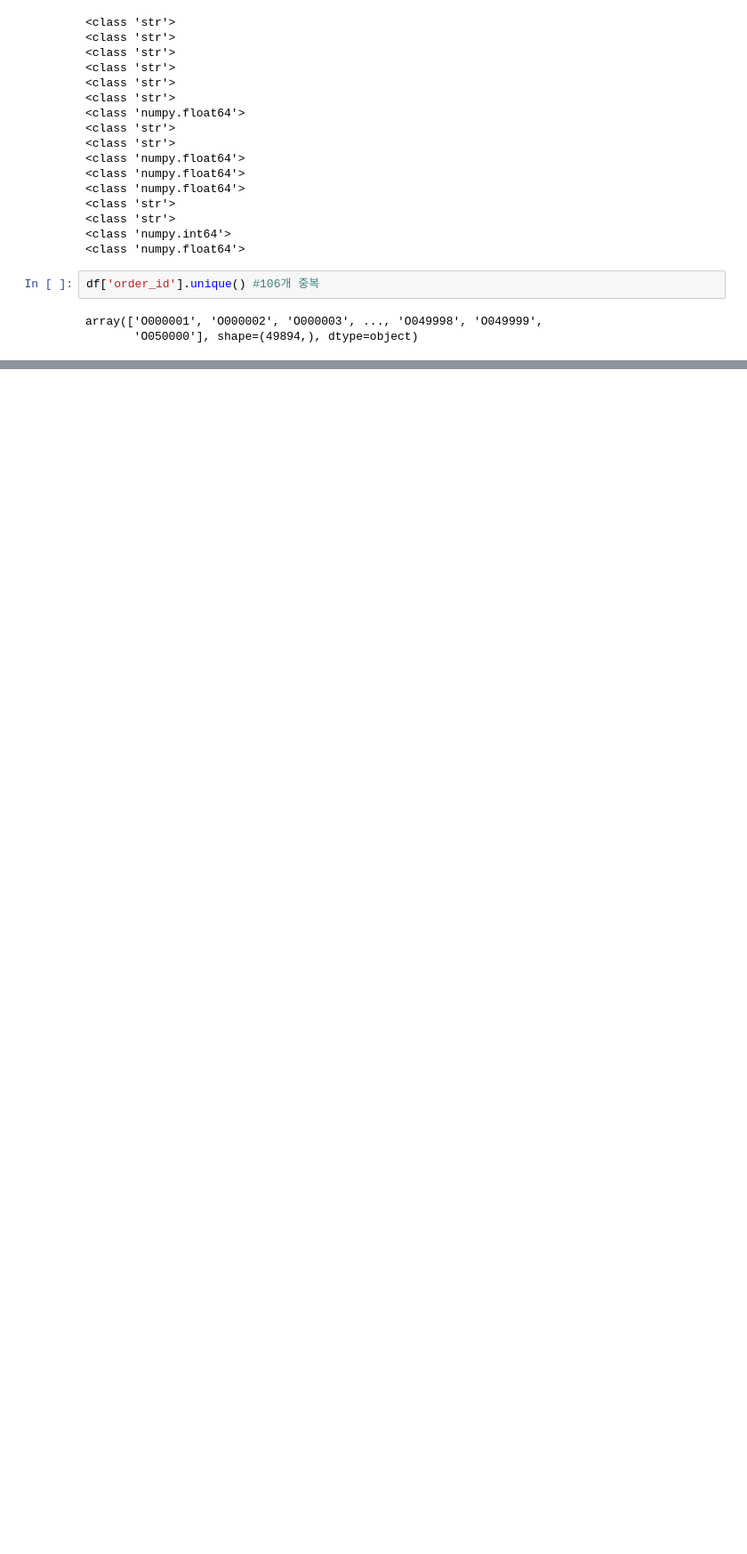
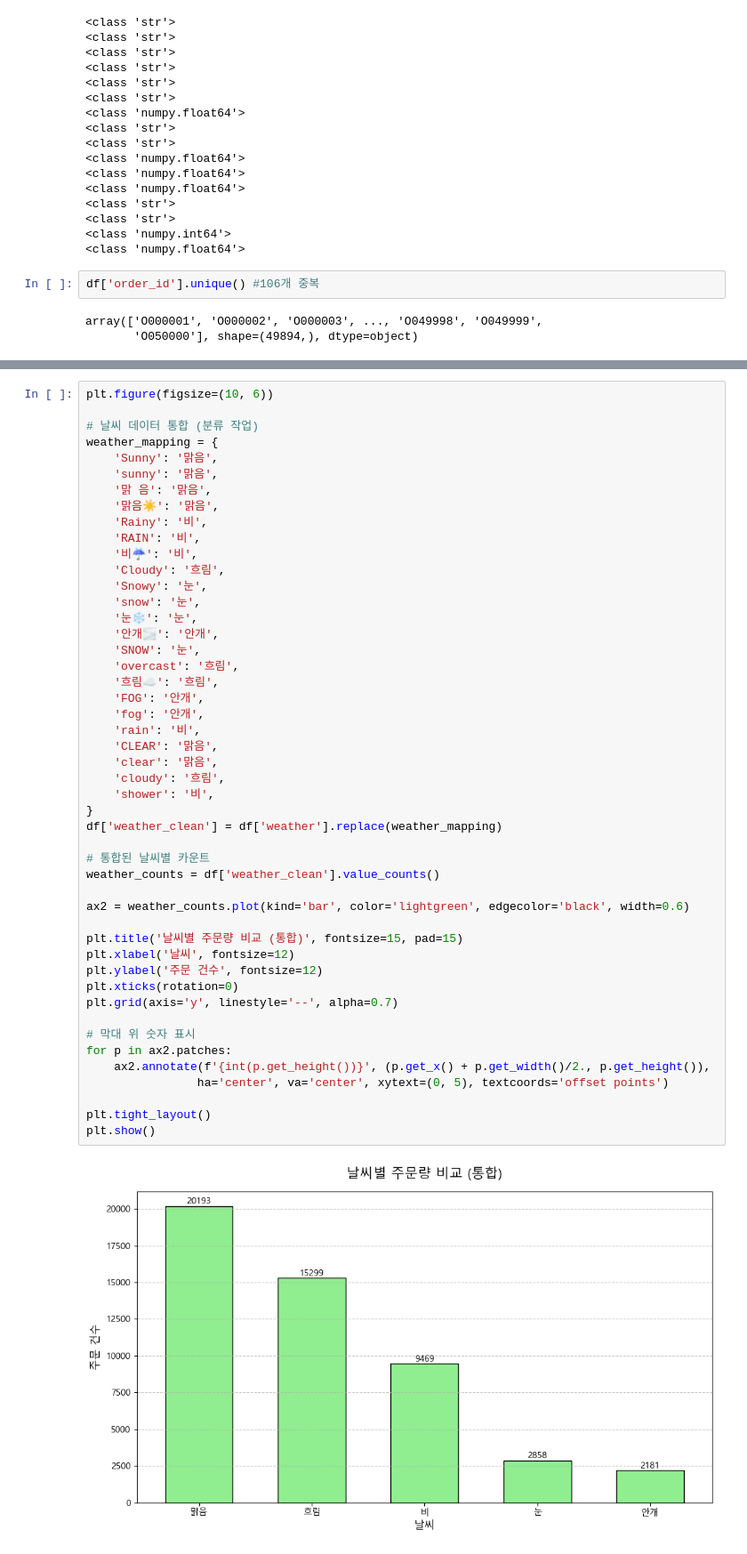
Before and after one commit to sooinp/Desktop, a Jupyter notebook: VSCode/통계분석2/0115.ipynb, the cells around one changed output, grey strips where cells are left out. Shown at 89% size. Cells and saved outputs as stored; diff of their text form; blank space fills up the shorter version.

```diff
--- a/VSCode/통계분석2/0115.ipynb
+++ b/VSCode/통계분석2/0115.ipynb
@@ -122,0 +254,50 @@ df2.head(15)
+# %%
+plt.figure(figsize=(10, 6))
+
+# 날씨 데이터 통합 (분류 작업)
+weather_mapping = {
+    'Sunny': '맑음',
+    'sunny': '맑음',
+    '맑 음': '맑음',
+    '맑음☀': '맑음',
+    'Rainy': '비',
+    'RAIN': '비',
+    '비☔': '비',
+    'Cloudy': '흐림',
+    'Snowy': '눈',
+    'snow': '눈',
+    '눈❄': '눈',
+    '안개🌫': '안개',
+    'SNOW': '눈',
+    'overcast': '흐림',
+    '흐림☁': '흐림',
+    'FOG': '안개',
+    'fog': '안개',
+    'rain': '비',
+    'CLEAR': '맑음',
+    'clear': '맑음',
+    'cloudy': '흐림',
+    'shower': '비',
+}
+df['weather_clean'] = df['weather'].replace(weather_mapping)
+
+# 통합된 날씨별 카운트
+weather_counts = df['weather_clean'].value_counts()
+
+ax2 = weather_counts.plot(kind='bar', color='lightgreen', edgecolor='black', width=0.6)
+
+plt.title('날씨별 주문량 비교 (통합)', fontsize=15, pad=15)
+plt.xlabel('날씨', fontsize=12)
+plt.ylabel('주문 건수', fontsize=12)
+plt.xticks(rotation=0)
+plt.grid(axis='y', linestyle='--', alpha=0.7)
+
+# 막대 위 숫자 표시
+for p in ax2.patches:
+    ax2.annotate(f'{int(p.get_height())}', (p.get_x() + p.get_width()/2., p.get_height()),
+                ha='center', va='center', xytext=(0, 5), textcoords='offset points')
+
+plt.tight_layout()
+plt.show()
+# %% [output]
+[figure, added]
```
Also changed, not shown: parts of 10 cells of this notebook, 3 other files.
